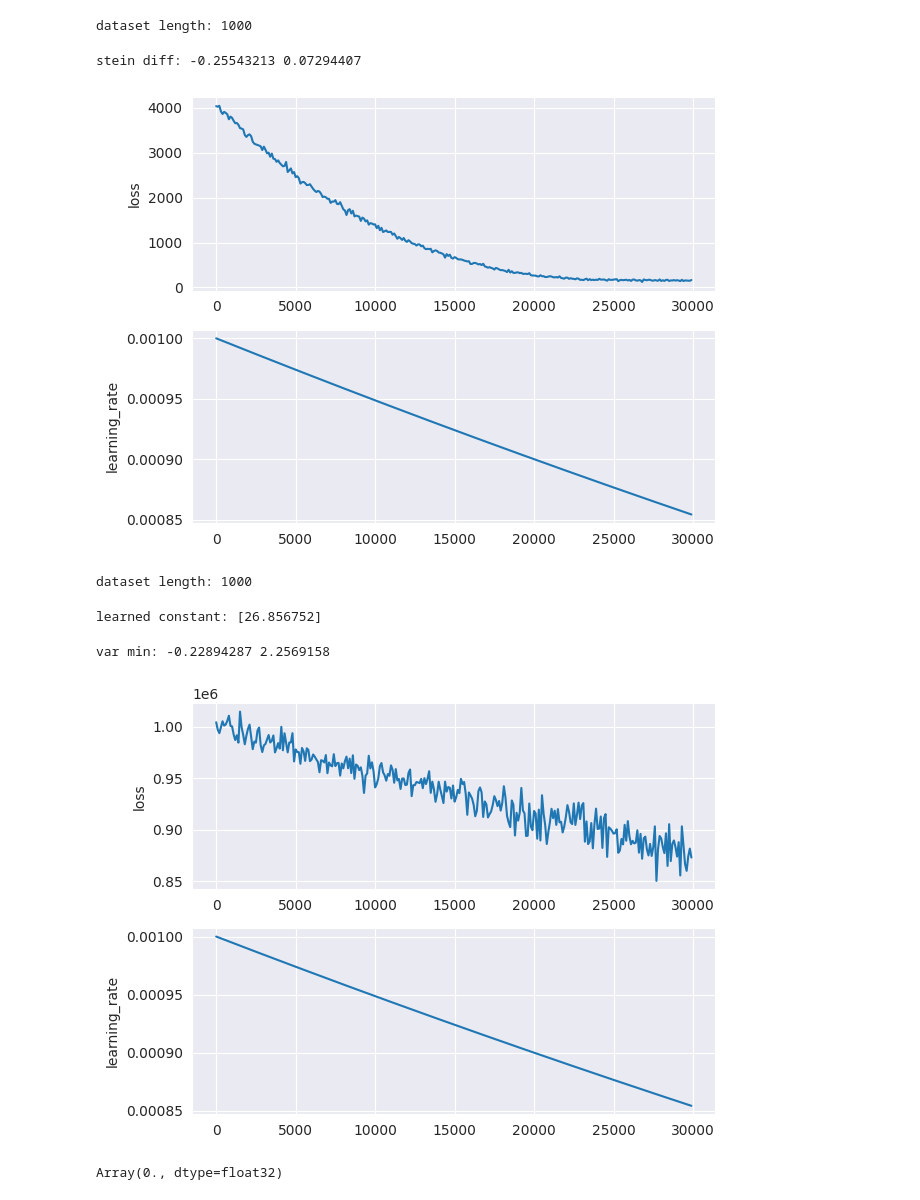
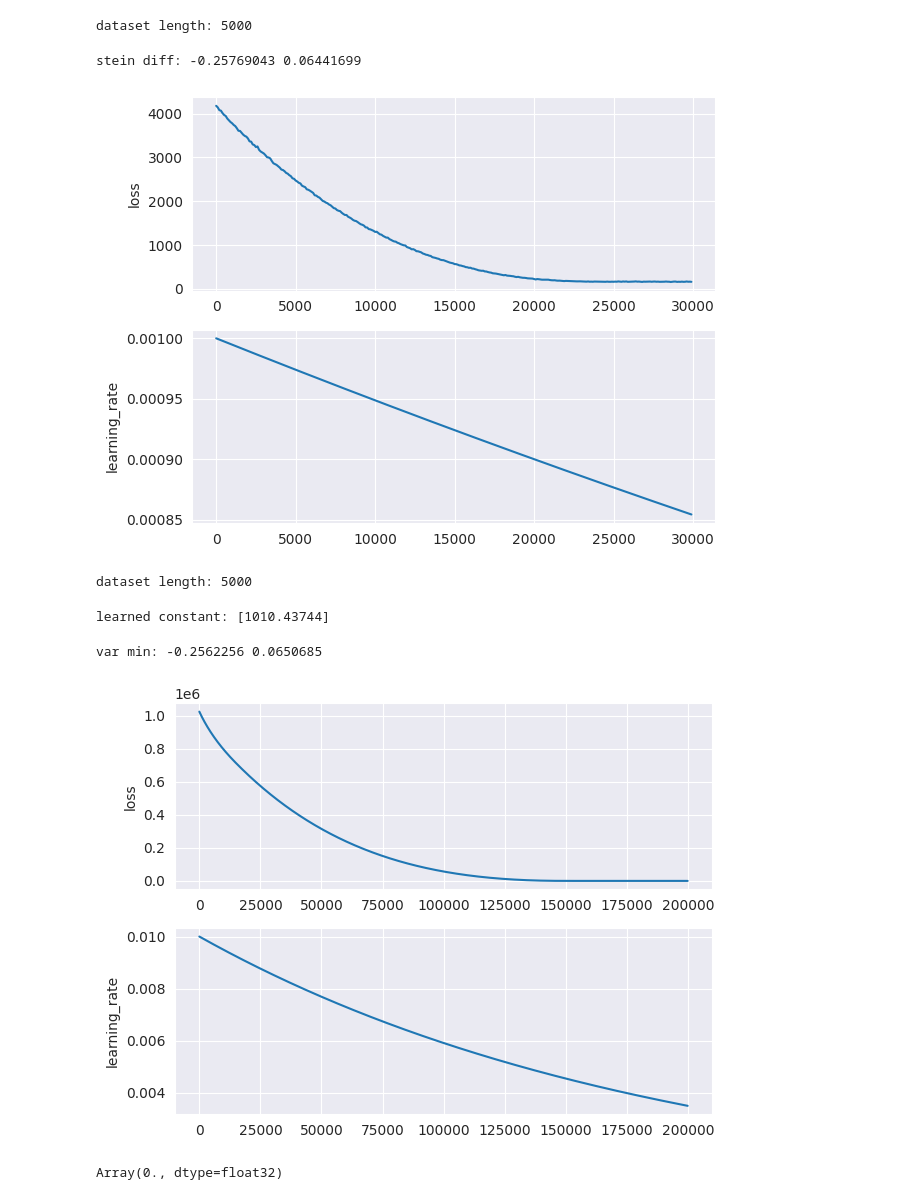
Before and after one commit to kkorolev1/mcmc-control-variates, a Jupyter notebook: diffcv.ipynb, the cells around one changed output. Saved outputs shown, nothing was run; the diff lists cells and outputs as text; code cells hidden in the pictures.

```diff
--- a/diffcv.ipynb
+++ b/diffcv.ipynb
@@ -70,7 +74,7 @@ class ModelWithConstant(eqx.Module):
 # %%
 def train_model(
         rng: jax.random.PRNGKey, batch_size: int,
-        loss_fn: str="diffusion", optim: str="sgd",
+        lr: float=1e-3, loss_fn: str="diffusion", optim: str="sgd",
         l2_alpha: float=0.0, n_steps: int=30_000, n_chains: int=1, *, logger: Logger
     ):
 
@@ -84,7 +88,7 @@ def train_model(
     # rng, key = jax.random.split(rng)
     # model = init_linear(model, key, normal_init)
 
-    scheduler = optax.exponential_decay(init_value=1e-3, transition_steps=20_000, decay_rate=0.9)
+    scheduler = optax.exponential_decay(init_value=lr, transition_steps=20_000, decay_rate=0.9)
     if optim == "sgd":
         optimizer = optax.inject_hyperparams(optax.sgd)(learning_rate=scheduler)
     elif optim == "adam":
@@ -93,8 +97,10 @@ def train_model(
     else:
         raise NotImplementedError(f"unknown optimizer: {optim}")
 
+    fn_mean = None
     if loss_fn == "diffusion":
         loss = DiffusionLoss(fn=fn, l2_alpha=l2_alpha)
+        fn_mean = base_estimates.mean()
     elif loss_fn == "diff":
         loss = DiffLoss(fn=fn, grad_log_prob=grad_log_prob, noise_std=1.0)
     elif loss_fn == "var":
@@ -104,7 +110,10 @@ def train_model(
     else:
         raise NotImplementedError(f"unknown loss function: {loss_fn}")
 
-    trainer = CVTrainer(model, dataloader, optimizer, loss, logger, n_steps=n_steps)
+    trainer = CVTrainer(
+        model, fn, dataloader,
+        optimizer, loss, logger, n_steps=n_steps, fn_mean=fn_mean
+    )
 
     rng, key = jax.random.split(rng)
     model = trainer.train(key)
@@ -112,7 +121,7 @@ def train_model(
     return model
 
 def train_als_model(
-        rng: jax.random.PRNGKey, batch_size: int,
+        rng: jax.random.PRNGKey, batch_size: int, lr: float=1e-3,
         n_steps: int=30_000, switch_steps:int=10_000, n_chains: int=1, *, logger: Logger
     ):
 
@@ -126,10 +135,10 @@ def train_als_model(
     # rng, key = jax.random.split(rng)
     # model = init_linear(model, key, normal_init)
 
-    scheduler_diffusion = optax.exponential_decay(init_value=1e-3, transition_steps=20_000, decay_rate=0.9)
+    scheduler_diffusion = optax.exponential_decay(init_value=lr, transition_steps=20_000, decay_rate=0.9)
     optimizer_diffusion = optax.inject_hyperparams(optax.adam)(learning_rate=scheduler_diffusion)
 
-    scheduler_stein = optax.exponential_decay(init_value=1e-3, transition_steps=20_000, decay_rate=0.9)
+    scheduler_stein = optax.exponential_decay(init_value=lr, transition_steps=20_000, decay_rate=0.9)
     optimizer_stein = optax.inject_hyperparams(optax.adam)(learning_rate=scheduler_stein)
 
     loss_diffusion = DiffusionLoss(fn=fn, l2_alpha=0.0)
@@ -198,7 +208,7 @@ logger = Logger()
 
 rng, key = jax.random.split(rng)
 model = train_model(
-    key, batch_size=BATCH_SIZE, loss_fn="diff", optim="adam", l2_alpha=0.0, n_steps=30_000, n_chains=1, logger=logger
+    key, batch_size=5000, loss_fn="diff", optim="adam", lr=1e-3, l2_alpha=0.0, n_steps=30_000, n_chains=5, logger=logger
 )
 
 plot_log_results(logger)
@@ -211,34 +221,34 @@ diffusion_estimates = Estimator(fn_with_cv, sampler)(key, n_chains=N_CHAINS, n_e
 
 print("stein diff:", Estimator.bias(true_pi, diffusion_estimates), Estimator.std(diffusion_estimates))
 # %% [output]
-dataset length: 1000
+dataset length: 5000
-stein diff: -0.25543213 0.07294407
+stein diff: -0.25769043 0.06441699
-[figure, old version]
+[figure, new version]
 # %%
 logger = Logger()
 
 rng, key = jax.random.split(rng)
 model = train_model(
-    key, batch_size=BATCH_SIZE, loss_fn="var", optim="adam", l2_alpha=0.0, n_steps=30_000, n_chains=1, logger=logger
+    key, batch_size=5000, loss_fn="var", optim="adam", lr=1e-2, l2_alpha=0.0, n_steps=200_000, n_chains=5, logger=logger
 )
 
 print(f"learned constant: {model.c}")
 model = model.model
 
 plot_log_results(logger)
 
 generator = ScalarGenerator(grad_log_prob, model)
 fn_with_cv = lambda x: fn(x) + generator(x)
 
 rng, key = jax.random.split(rng)
 diffusion_estimates = Estimator(fn_with_cv, sampler)(key, n_chains=N_CHAINS, n_estimates=MCMC_N_ESTIMATES)
 
 print("var min:", Estimator.bias(true_pi, diffusion_estimates), Estimator.std(diffusion_estimates))
 # %% [output]
-dataset length: 1000
+dataset length: 5000
-learned constant: [26.856752]
+learned constant: [1010.43744]
-var min: -0.22894287 2.2569158
+var min: -0.2562256 0.0650685
-[figure, old version]
+[figure, new version]
 # %%
 jnp.trace(jax.hessian(cv_model)(jnp.ones((10), dtype=float)))
 # %% [output]
```
Also changed, not shown: parts of 5 cells of this notebook, 3 other files.
